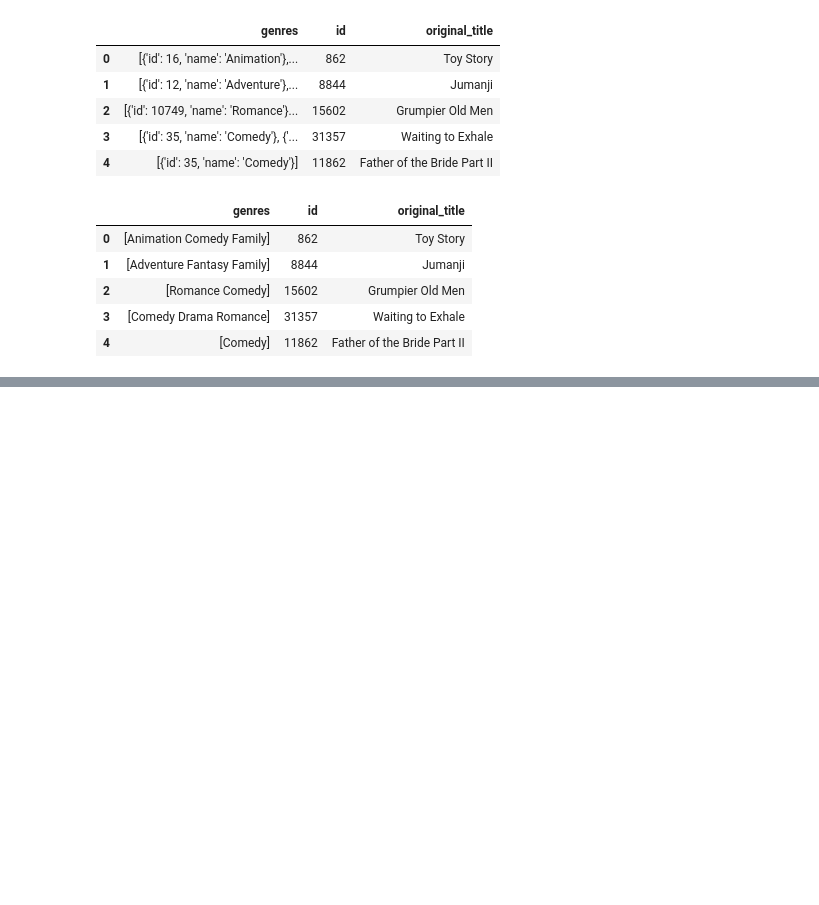
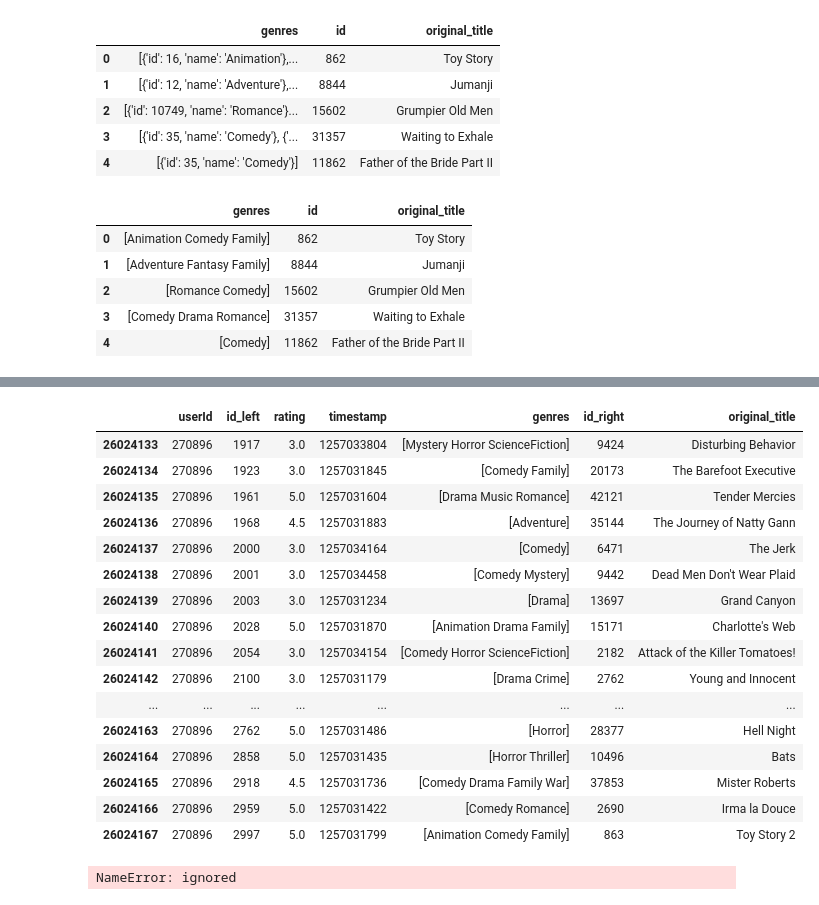
Before and after one commit to haidour18/Benchemarking-Recommender-systems-, a Jupyter notebook: Kmeans.ipynb, the cells around one changed output, grey strips where cells are left out. Saved outputs shown, nothing was run; the diff lists cells and outputs as text; code cells hidden in the pictures; blank space fills up the shorter version.

```diff
--- a/Kmeans.ipynb
+++ b/Kmeans.ipynb
@@ -91,8 +91,11 @@ Done
 # %%
 movies=pd.read_csv("movies_metadata.csv")
 ratings=pd.read_csv("ratings.csv")
-movies=movies.iloc[:,[3,5,8]]
+movies=movies.iloc[:3000,[3,5,8]]
 movies.head(5)
+movies.dropna()
+ratings.dropna()
+movies.head(5)
 # %% [output]
 |  | genres | id | original_title |
 | 0 | [{'id': 16, 'name': 'Animation'},... | 862 | Toy Story |
@@ -152,3 +147,43 @@ ratings.head(5)
 | 2 | 1 | 858 | 5.0 | 1425941523 |
 | 3 | 1 | 1221 | 5.0 | 1425941546 |
 | 4 | 1 | 1246 | 5.0 | 1425941556 |
+# %%
+data=ratings.join(movies,on="id", how='left', lsuffix='_left', rsuffix='_right')
+data=data.dropna()
+data.tail(35)
+# %% [output]
+|  | userId | id_left | rating | timestamp | genres | id_right | original_title |
+| 26024133 | 270896 | 1917 | 3.0 | 1257033804 | [Mystery Horror ScienceFiction] | 9424 | Disturbing Behavior |
+| 26024134 | 270896 | 1923 | 3.0 | 1257031845 | [Comedy Family] | 20173 | The Barefoot Executive |
+| 26024135 | 270896 | 1961 | 5.0 | 1257031604 | [Drama Music Romance] | 42121 | Tender Mercies |
+| 26024136 | 270896 | 1968 | 4.5 | 1257031883 | [Adventure] | 35144 | The Journey of Natty Gann |
+| 26024137 | 270896 | 2000 | 3.0 | 1257034164 | [Comedy] | 6471 | The Jerk |
+| 26024138 | 270896 | 2001 | 3.0 | 1257034458 | [Comedy Mystery] | 9442 | Dead Men Don't Wear Plaid |
+| 26024139 | 270896 | 2003 | 3.0 | 1257031234 | [Drama] | 13697 | Grand Canyon |
+| 26024140 | 270896 | 2028 | 5.0 | 1257031870 | [Animation Drama Family] | 15171 | Charlotte's Web |
+| 26024141 | 270896 | 2054 | 3.0 | 1257034154 | [Comedy Horror ScienceFiction] | 2182 | Attack of the Killer Tomatoes! |
+| 26024142 | 270896 | 2100 | 3.0 | 1257031179 | [Drama Crime] | 2762 | Young and Innocent |
+| ... | ... | ... | ... | ... | ... | ... | ... |
+| 26024163 | 270896 | 2762 | 5.0 | 1257031486 | [Horror] | 28377 | Hell Night |
+| 26024164 | 270896 | 2858 | 5.0 | 1257031435 | [Horror Thriller] | 10496 | Bats |
+| 26024165 | 270896 | 2918 | 4.5 | 1257031736 | [Comedy Drama Family War] | 37853 | Mister Roberts |
+| 26024166 | 270896 | 2959 | 5.0 | 1257031422 | [Comedy Romance] | 2690 | Irma la Douce |
+| 26024167 | 270896 | 2997 | 5.0 | 1257031799 | [Animation Comedy Family] | 863 | Toy Story 2 |
+# %%
+
+# Data Processing
+# Converting Genres into different columns
+# Here we just create columns and put there initial value as 0
+
+x = data.genres
+a = []
+for i in x:
+    abc = i
+    a.append(abc)
+a = pd.DataFrame(a)
+b = a[0].unique()
+for i in b:
+    data[i] = 0
+data.head(15)
+# %% [output]
+NameError: ignored
```
Also changed, not shown: parts of 5 cells of this notebook.
